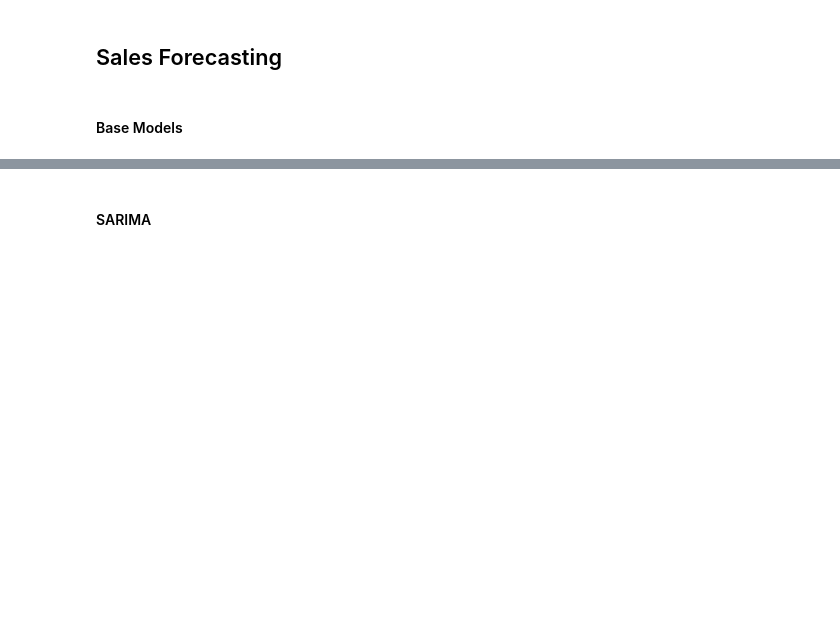
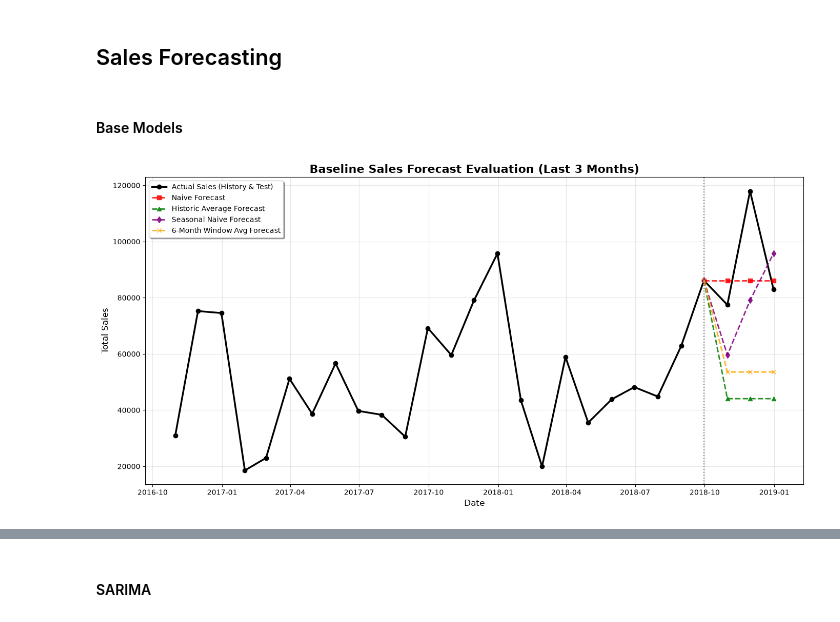
Before and after one commit to Yuvaraj26-coder/sales-prediction, a Jupyter notebook: analysis.ipynb, the cells around one changed output, grey strips where cells are left out. Saved outputs shown, nothing was run; the diff lists cells and outputs as text; code cells hidden in the pictures; blank space fills up the shorter version.

Commit message:
Forecasted Sales using different models

```diff
--- a/analysis.ipynb
+++ b/analysis.ipynb
@@ -172,6 +172,10 @@ Name: Sales, dtype: float64
 # %%
 from statsmodels.tsa.seasonal import seasonal_decompose
 
+# Clear out the broken numeric index to recover columns
+monthly_sales = monthly_sales.reset_index()
+monthly_sales['Order Date'] = pd.to_datetime(monthly_sales['Order Date'])
+monthly_sales.set_index('Order Date', inplace=True)
 # Plot overall monthly sales trend
 plt.figure(figsize=(12, 5))
 plt.plot(monthly_sales.index, monthly_sales['Sales'], marker='o', linestyle='-')
@@ -233,8 +237,73 @@ Conclusion: Strong evidence against the null hypothesis, data is stationary.
 # %% [markdown]
 #### Base Models
 # %%
-from utilsforecast.plotting import plot_series
-from utilsforecast.evaluation import evaluate
-from utilsforecast.losses import *
+# Setup Forecast Horizon
+forecast_steps = 3
+train_history = monthly_sales.iloc[:-forecast_steps]
+actual_sales = monthly_sales['Sales'].iloc[-forecast_steps:].values
+forecast_dates = monthly_sales.index[-forecast_steps:]
+last_date = monthly_sales.index[-1]
 
-# Naive, HistoricAverage, SeasonalNaive, WindowAverage
+# Naive Forecast (Last observed value carried forward)
+last_value = train_history['Sales'].iloc[-1]
+naive_forecast = [last_value] * forecast_steps
+
+# Historic Average (Mean of all time)
+historic_mean = train_history['Sales'].mean()
+historic_avg_forecast = [historic_mean] * forecast_steps
+
+# Seasonal Naive (Values from exactly 12 months prior)
+# We grab the 3 months starting from exactly one year before our forecast window
+start_idx = -12
+end_idx = start_idx + forecast_steps
+if end_idx == 0:
+    seasonal_naive_forecast = train_history['Sales'].iloc[start_idx:].values
+else:
+    seasonal_naive_forecast = train_history['Sales'].iloc[start_idx:end_idx].values
+
+# Window Average (6-Month Moving Average)
+window_size = 6
+window_mean = train_history['Sales'].iloc[-window_size:].mean()
+window_avg_forecast = [window_mean] * forecast_steps
+
+# Combining into a Forecast DataFrame
+baselines_df = pd.DataFrame({
+    'Naive': naive_forecast,
+    'Historic Average': historic_avg_forecast,
+    'Seasonal Naive': seasonal_naive_forecast,
+    '6-Month Window Avg': window_avg_forecast
+}, index=forecast_dates)
+
+plt.figure(figsize=(14, 7))
+# 1. Combine historical context and true validation actuals into one continuous black series
+full_actual_series = pd.concat([train_history['Sales'].iloc[-24:], monthly_sales['Sales'].iloc[-forecast_steps:]])
+plt.plot(full_actual_series.index, full_actual_series, label='Actual Sales (History & Test)', color='black', linewidth=2.5, marker='o')
+
+# 2. Plot baseline predictions extending from the end of the training history
+colors = ['red', 'green', 'purple', 'orange']
+markers = ['s', '^', 'd', 'x']
+
+# The last date of training history serves as the visual anchor for predictions
+anchor_date = train_history.index[-1]
+anchor_value = train_history['Sales'].iloc[-1]
+
+for col, color, marker in zip(baselines_df.columns, colors, markers):
+    plot_idx = [anchor_date] + list(baselines_df.index)
+    plot_vals = [anchor_value] + list(baselines_df[col])
+
+    plt.plot(plot_idx, plot_vals, label=f'{col} Forecast', color=color, linestyle='--', marker=marker, linewidth=2, alpha=0.85)
+
+# 3. Formatting and presentation
+plt.title('Baseline Sales Forecast Evaluation (Last 3 Months)', fontsize=16, fontweight='bold')
+plt.xlabel('Date', fontsize=12)
+plt.ylabel('Total Sales', fontsize=12)
+plt.legend(loc='upper left', frameon=True, shadow=True)
+plt.grid(True, alpha=0.3)
+
+# Add a visual vertical divider to mark the start of the backtesting forecast window
+plt.axvline(x=anchor_date, color='gray', linestyle=':', linewidth=1.5, label='Forecast Start')
+
+plt.tight_layout()
+plt.show()
+# %% [output]
+[figure, added]
```
Also changed, not shown: parts of 45 cells of this notebook, 1 other file.
